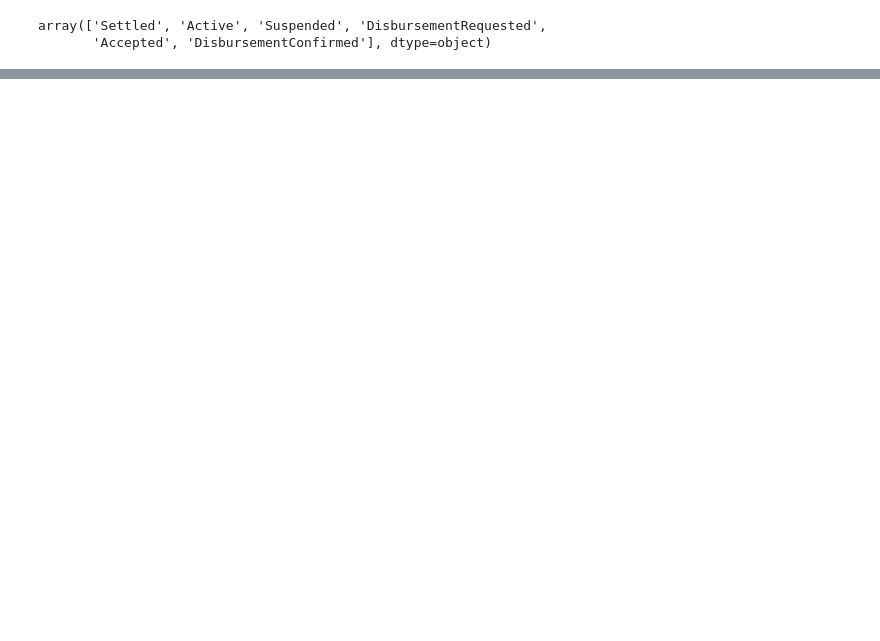
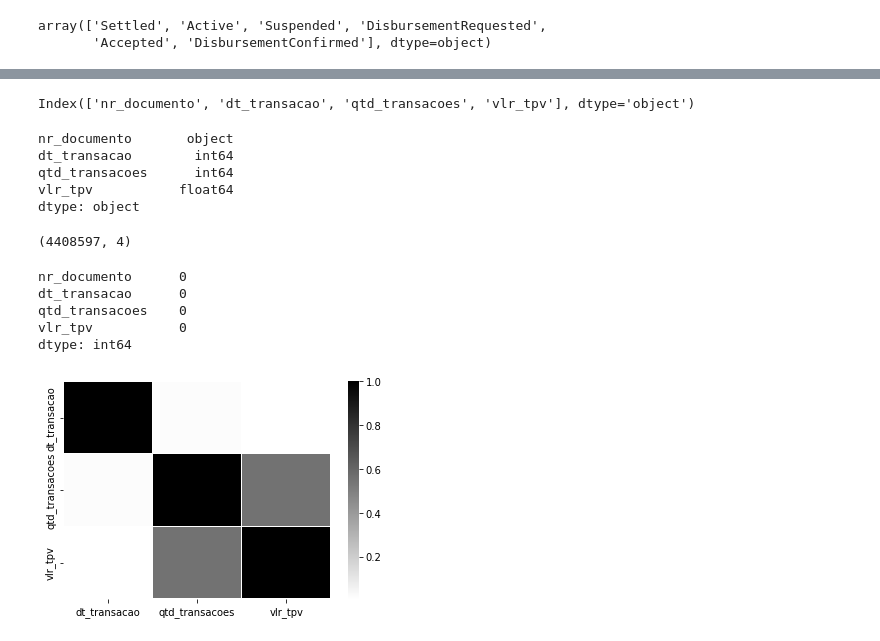
Before and after one commit to murilofarias10/STONE_DATA_CHALLENGE_2022-MURILO-FARIAS, a Jupyter notebook: STONE_DATA_CHALLENGE_2022_MURILO_FARIAS.ipynb, the cells around one changed output, grey strips where cells are left out. Saved outputs shown, nothing was run; the diff lists cells and outputs as text; code cells hidden in the pictures; blank space fills up the shorter version.

Commit message:
Repositório criado para entrega final do desafio: Data Challenge - STONE TECH

```diff
--- a/STONE_DATA_CHALLENGE_2022_MURILO_FARIAS.ipynb
+++ b/STONE_DATA_CHALLENGE_2022_MURILO_FARIAS.ipynb
@@ -175,0 +177,3 @@ PORTFOLIO_GERAL_TRATADO.to_csv ('PORTFOLIO_GERAL_TRATADO_COMPACTADO.zip', index=
+# %%
+#Carregando o arquivo que está no drive
+PORTFOLIO_TPV = pd.read_csv('/content/drive/MyDrive/Colab Notebooks/DC22/Arquivos_Originais/portfolio_tpv.csv')
@@ -175,0 +195,35 @@ PORTFOLIO_GERAL_TRATADO.to_csv ('PORTFOLIO_GERAL_TRATADO_COMPACTADO.zip', index=
+# %%
+#Verificando os nomes das colunas
+PORTFOLIO_TPV.columns
+# %% [output]
+Index(['nr_documento', 'dt_transacao', 'qtd_transacoes', 'vlr_tpv'], dtype='object')
+# %%
+# tipos das colunas do arquivo
+PORTFOLIO_TPV.dtypes
+# %% [output]
+nr_documento       object
+dt_transacao        int64
+qtd_transacoes      int64
+vlr_tpv           float64
+dtype: object
+# %%
+#Analisando quantidade de linhas e colunas
+PORTFOLIO_TPV.shape
+# %% [output]
+(4408597, 4)
+# %%
+#verificando se existe alguma linha em branco de todas as colunas
+PORTFOLIO_TPV.isnull().sum()
+# %% [output]
+nr_documento      0
+dt_transacao      0
+qtd_transacoes    0
+vlr_tpv           0
+dtype: int64
+# %%
+#Gerar tabela correlação para colunas númericas
+corr_tpv = PORTFOLIO_TPV.corr()
+sns.heatmap(corr_tpv, cmap = "gist_gray_r", linewidths = 0.1)
+plt.show()
+# %% [output]
+[figure, added]
```
Also changed, not shown: parts of 29 cells of this notebook.
